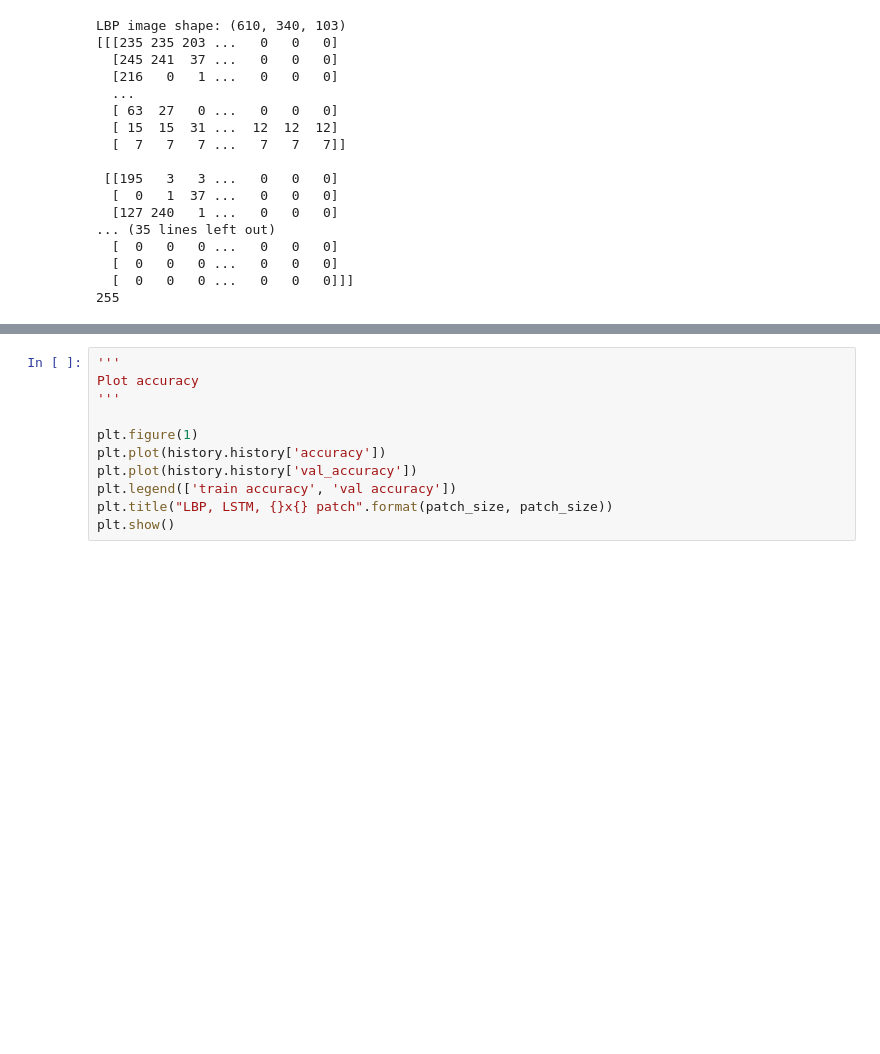
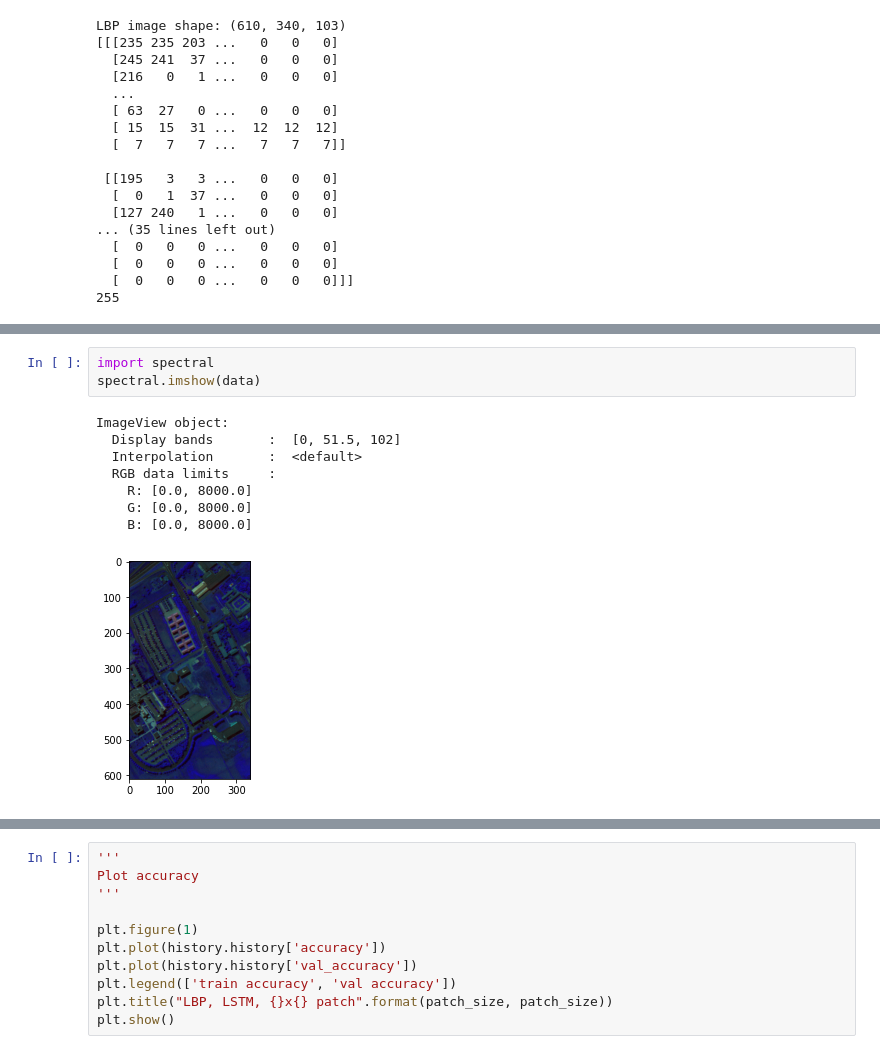
Before and after one commit to KubaSiwiec/hsi_spatial_spectral, a Jupyter notebook: hsi_lstm.ipynb, the cells around one changed output, grey strips where cells are left out. Cells and saved outputs as stored; diff of their text form; blank space fills up the shorter version.

```diff
--- a/hsi_lstm.ipynb
+++ b/hsi_lstm.ipynb
@@ -271,3 +279,15 @@ LBP patches shape: (610, 340, 9, 9, 103)
+# %%
+import spectral
+spectral.imshow(data)
+# %% [output]
+ImageView object:
+  Display bands       :  [0, 51.5, 102]
+  Interpolation       :  <default>
+  RGB data limits     :
+    R: [0.0, 8000.0]
+    G: [0.0, 8000.0]
+    B: [0.0, 8000.0]
+[figure, added]
 # %%
 '''
 Plotting images
```
Also changed, not shown: parts of 16 cells of this notebook.
